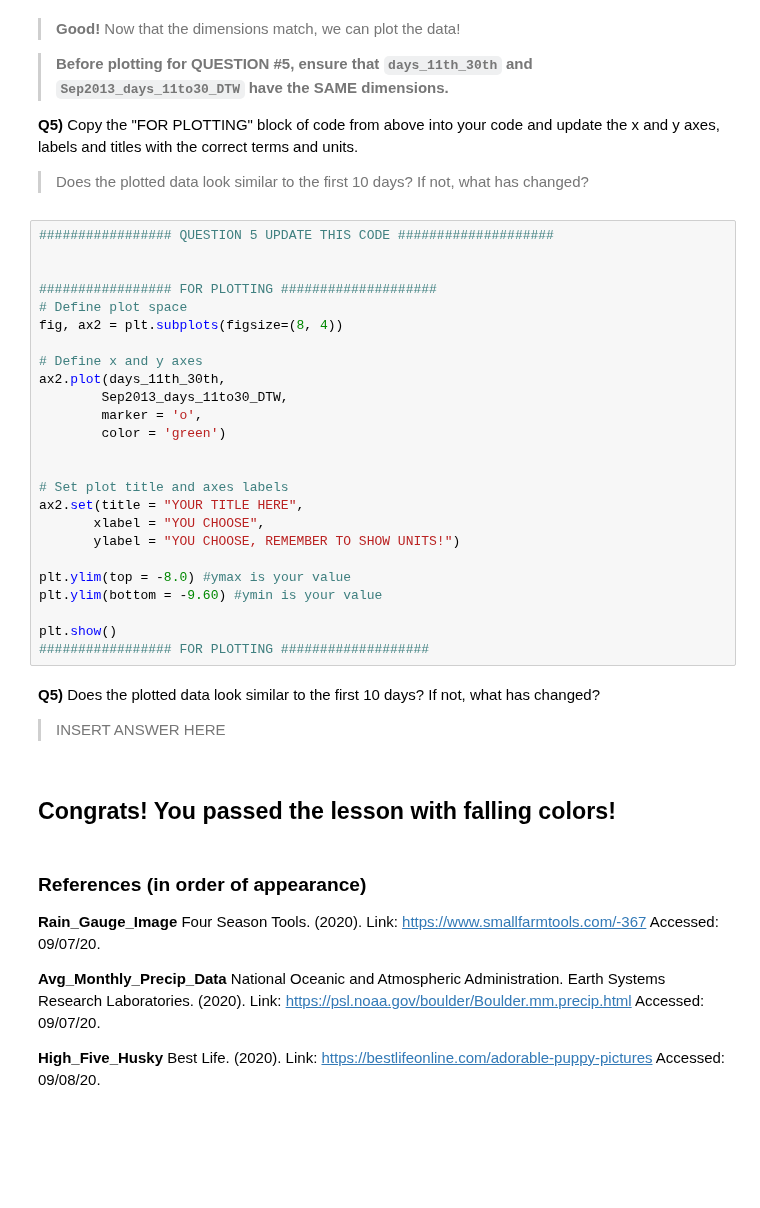
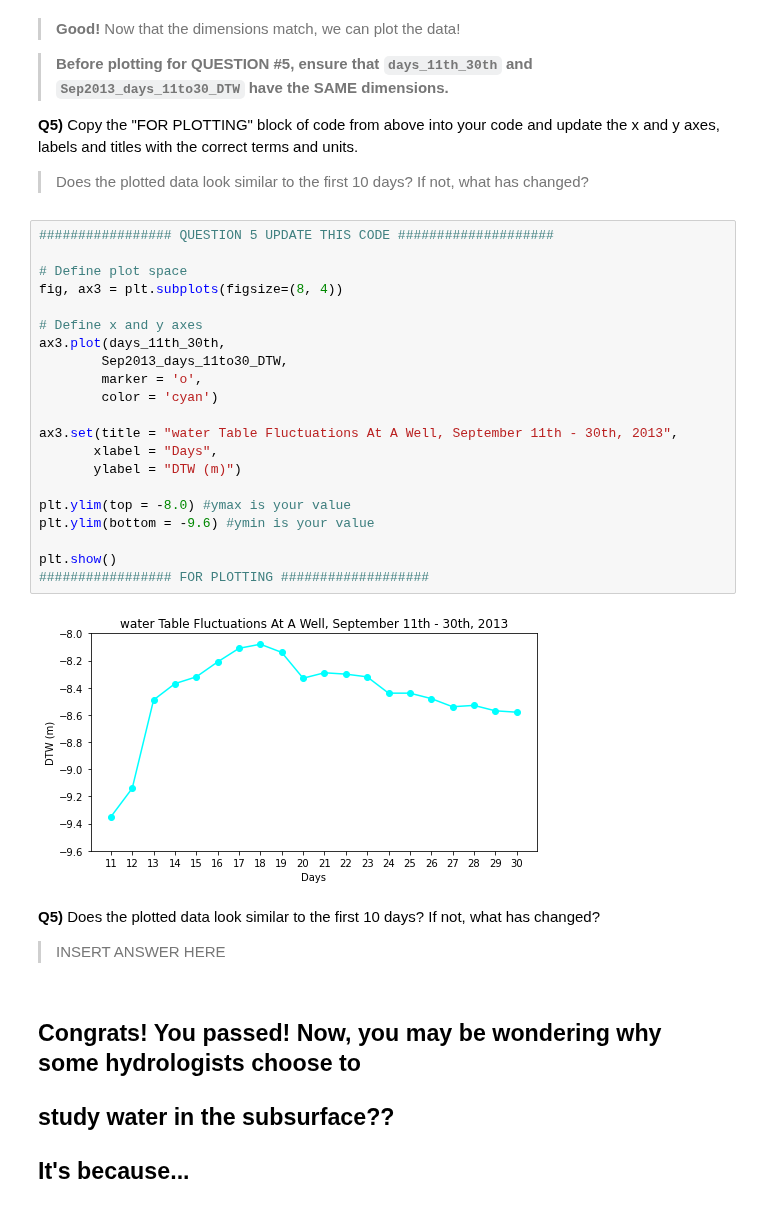
Before and after one commit to CUB-Computational-Tools/2020-ps-MzCorona, a Jupyter notebook: week3_PS_draft.ipynb, the cells around one changed output. Saved outputs shown, nothing was run; the diff lists cells and outputs as text; blank space fills up the shorter version.

```diff
--- a/week3_PS_draft.ipynb
+++ b/week3_PS_draft.ipynb
@@ -240,41 +286,33 @@ __Q5)__ Copy the "FOR PLOTTING" block of code from above into your code and upda
 # %%
 ################# QUESTION 5 UPDATE THIS CODE ####################
 
-
-################# FOR PLOTTING ####################
 # Define plot space
-fig, ax2 = plt.subplots(figsize=(8, 4))
+fig, ax3 = plt.subplots(figsize=(8, 4))
 
 # Define x and y axes
-ax2.plot(days_11th_30th,
+ax3.plot(days_11th_30th,
         Sep2013_days_11to30_DTW,
         marker = 'o',
-        color = 'green')
+        color = 'cyan')
 
-
-# Set plot title and axes labels
-ax2.set(title = "YOUR TITLE HERE",
-       xlabel = "YOU CHOOSE",
-       ylabel = "YOU CHOOSE, REMEMBER TO SHOW UNITS!")
+ax3.set(title = "water Table Fluctuations At A Well, September 11th - 30th, 2013",
+       xlabel = "Days",
+       ylabel = "DTW (m)")
 
 plt.ylim(top = -8.0) #ymax is your value
-plt.ylim(bottom = -9.60) #ymin is your value
+plt.ylim(bottom = -9.6) #ymin is your value
 
 plt.show()
 ################# FOR PLOTTING ###################
+# %% [output]
+[figure, added]
 # %% [markdown]
 __Q5)__ Does the plotted data look similar to the first 10 days? If not, what has changed?
 
 > INSERT ANSWER HERE
-# %% [markdown]
-## Congrats! You passed the lesson with falling colors!
-# %% [markdown]
-### References (in order of appearance)
-__Rain_Gauge_Image__
-Four Season Tools. (2020). Link: https://www.smallfarmtools.com/-367 Accessed: 09/07/20.
-
-__Avg_Monthly_Precip_Data__
-National Oceanic and Atmospheric Administration. Earth Systems Research Laboratories. (2020). Link: https://psl.noaa.gov/boulder/Boulder.mm.precip.html Accessed: 09/07/20.
-
-__High_Five_Husky__
-Best Life. (2020). Link: https://bestlifeonline.com/adorable-puppy-pictures Accessed: 09/08/20.
+# %% [markdown]
+## Congrats! You passed! Now, you may be wondering why some hydrologists choose to
+
+## study water in the subsurface??
+
+## It's because...
```
Also changed, not shown: parts of 17 cells of this notebook.
